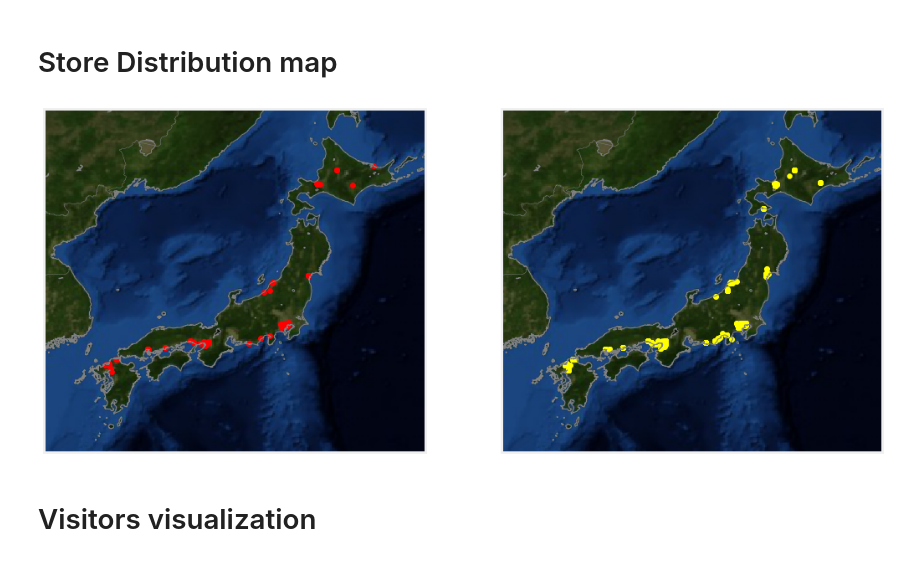
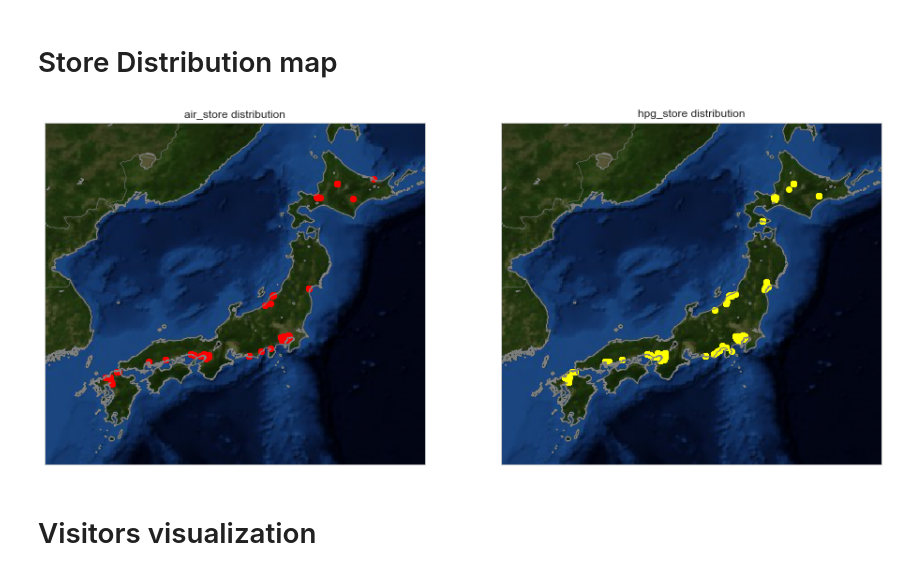
Before and after one commit to yiqingyang75/Kaggle-Restaurant-Visitor-Forecasting, a Jupyter notebook: py/Recruit Restaurant Visitor Forecasting.ipynb, the cells around one changed output. Saved outputs shown, nothing was run; the diff lists cells and outputs as text; code cells hidden in the pictures.

```diff
--- a/py/Recruit Restaurant Visitor Forecasting.ipynb
+++ b/py/Recruit Restaurant Visitor Forecasting.ipynb
@@ -7,7 +7,7 @@ import matplotlib.pyplot as plt
 import seaborn as sns
 import math, warnings
 from mpl_toolkits.basemap import Basemap
-plt.style.use('fivethirtyeight')
+plt.style.use('seaborn-whitegrid')
 %matplotlib inline
 from matplotlib.pylab import rcParams
 rcParams['figure.figsize'] = 15, 6
@@ -68,17 +68,19 @@ dtypes: datetime64[ns](2), int64(1), object(1)
 # %%
 fig,ax = plt.subplots(1,2,figsize = (16,16))
 
 color = ['red','yellow']
+title = ['air_store distribution', 'hpg_store distribution']
 for i,data in enumerate([air_store_info,hpg_store_info]):
     m = Basemap(resolution = 'h',lon_0 = 0, lat_0 = 0,llcrnrlon=127, urcrnrlon=147,
                       llcrnrlat=29, urcrnrlat=47, ax = ax[i])
     m.bluemarble()
     m.drawcoastlines(color = 'gray')
     m.drawcountries(color = 'gray')
     m.drawstates(color = 'gray')
     m.scatter(data['longitude'], data['latitude'], latlon = True, color = color[i], marker='o')
+    ax[i].set_title(title[i])
 # %% [output]
-[figure, old version]
+[figure, new version]
 # %% [markdown]
 # Visitors visualization
 # %% [markdown]
```
Also changed, not shown: parts of 24 cells of this notebook.
